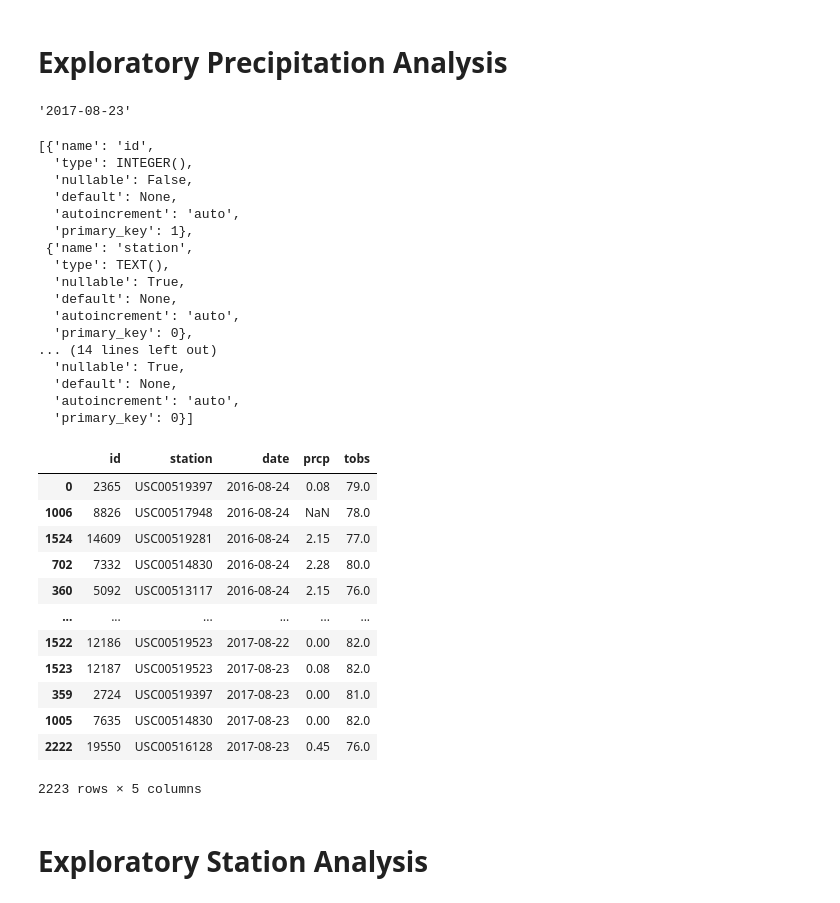
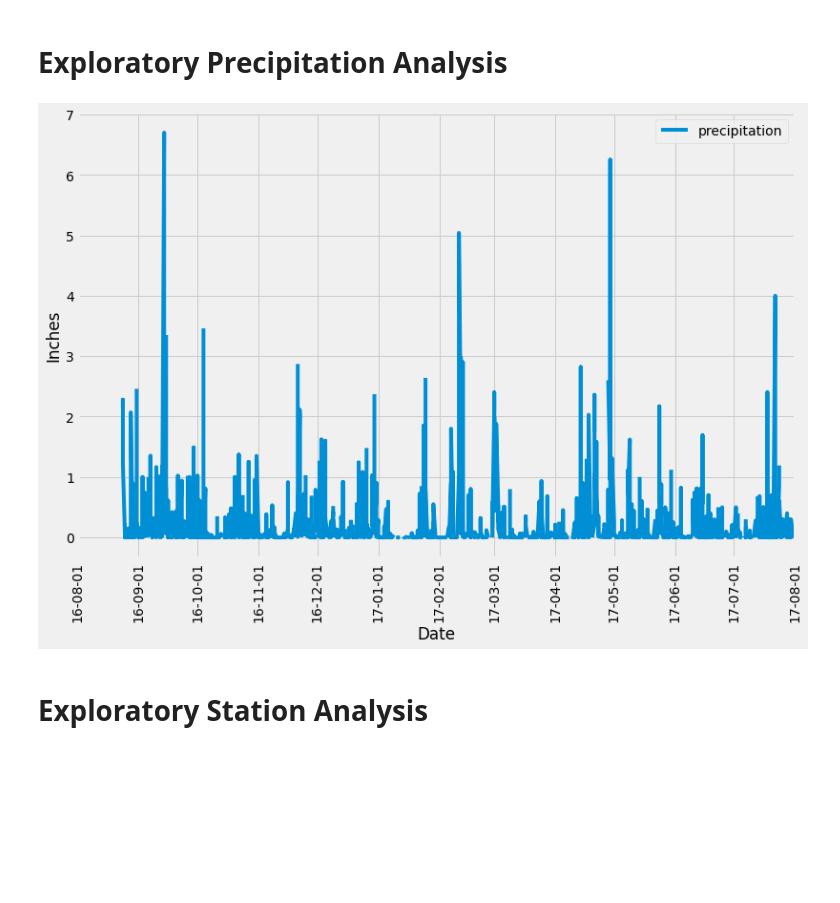
Before and after one commit to usa4148/sqlalchemy-challenge, a Jupyter notebook: climate_starter.ipynb, the cells around one changed output. Drawn from its saved outputs; the diff is of its cells as text; code cells hidden in the pictures; blank space fills up the shorter version.

Commit message:
Precip graph complete.

```diff
--- a/climate_starter.ipynb
+++ b/climate_starter.ipynb
@@ -48,71 +46,58 @@ session = Session(engine)
 # %%
 # Find the most recent date in the data set.
 query = session.query(Measurement.date).order_by(Measurement.date.desc()).first()
-query.date
+#query.date
-# %% [output]
-'2017-08-23'
 # %%
 # Verify Measurement structure
 columns = inspector.get_columns('Measurement')
-columns
+#columns
-# %% [output]
-[{'name': 'id',
-  'type': INTEGER(),
-  'nullable': False,
-  'default': None,
-  'autoincrement': 'auto',
-  'primary_key': 1},
- {'name': 'station',
-  'type': TEXT(),
-  'nullable': True,
-  'default': None,
-  'autoincrement': 'auto',
-  'primary_key': 0},
-... (14 lines left out)
-  'nullable': True,
-  'default': None,
-  'autoincrement': 'auto',
-  'primary_key': 0}]
 # %%
 # Design a query to retrieve the last 12 months of precipitation data and plot the results.
 # Starting from the most recent data point in the database.
 
 # Calculate the date one year from the last date in data set.
 date = dt.datetime.strptime(query.date, "%Y-%m-%d") - dt.timedelta(days=365)
 
 # Perform a query to retrieve the data and precipitation scores
-results = session.query(Measurement).filter(Measurement.date > date)
-
+results = session.query(Measurement.date, Measurement.prcp).filter(Measurement.date > date)
 
 # Save the query results as a Pandas DataFrame and set the index to the date column
 dfres = pd.read_sql(results.statement, results.session.bind)
 
 # Sort the dataframe by date
 ## While I think sqlalchemy returned a result sorted by date, I will sort it again for kicks
 ## Oh and that date isn't a date, its an object
 fix_dfres = pd.to_datetime(dfres["date"])
 dfres['date'] = fix_dfres
-sorted_dfres = dfres.sort_values(by='date')
+sorted_dfres = dfres.sort_values(by='date',ignore_index=True)
 
 # Use Pandas Plotting with Matplotlib to plot the data
+import matplotlib.dates as mdates
+#from matplotlib.pyplot import figure
+
+fig, ax = plt.subplots(figsize=(12, 8))
+ax.plot('date', 'prcp', data=sorted_dfres)
 
 
-#dfres.dtypes
-sorted_dfres
+fmt_month = mdates.MonthLocator(interval=1)
+ax.xaxis.set_major_locator(fmt_month)
+
+# Fix the tick label dates to eliminate the minutes, seconds
+ax.xaxis.set_major_formatter(mdates.DateFormatter('%y-%m-%d'))
+
+# Round to the nearest month and align the xticks there
+datemin = np.datetime64(sorted_dfres['date'].iloc[0],'M')
+datemax = np.datetime64(sorted_dfres['date'].iloc[-1],'M')
+ax.set_xlim(datemin, datemax)
+
+# Rotate and rightalign the x labels, legend, axis labels and show it
+plt.xticks(rotation = 90)
+plt.legend(["precipitation"],loc=0)
+ax.set_xlabel("Date")
+ax.set_ylabel("Inches")
+plt.show();
 # %% [output]
-|  | id | station | date | prcp | tobs |
-| 0 | 2365 | USC00519397 | 2016-08-24 | 0.08 | 79.0 |
-| 1006 | 8826 | USC00517948 | 2016-08-24 | NaN | 78.0 |
-| 1524 | 14609 | USC00519281 | 2016-08-24 | 2.15 | 77.0 |
-| 702 | 7332 | USC00514830 | 2016-08-24 | 2.28 | 80.0 |
-| 360 | 5092 | USC00513117 | 2016-08-24 | 2.15 | 76.0 |
-| ... | ... | ... | ... | ... | ... |
-| 1522 | 12186 | USC00519523 | 2017-08-22 | 0.00 | 82.0 |
-| 1523 | 12187 | USC00519523 | 2017-08-23 | 0.08 | 82.0 |
-| 359 | 2724 | USC00519397 | 2017-08-23 | 0.00 | 81.0 |
-| 1005 | 7635 | USC00514830 | 2017-08-23 | 0.00 | 82.0 |
-| 2222 | 19550 | USC00516128 | 2017-08-23 | 0.45 | 76.0 |
-2223 rows × 5 columns
+[figure, added]
 # %%
 # Use Pandas to calcualte the summary statistics for the precipitation data
 # %% [markdown]
```
Also changed, not shown: parts of 1 cell of this notebook.
